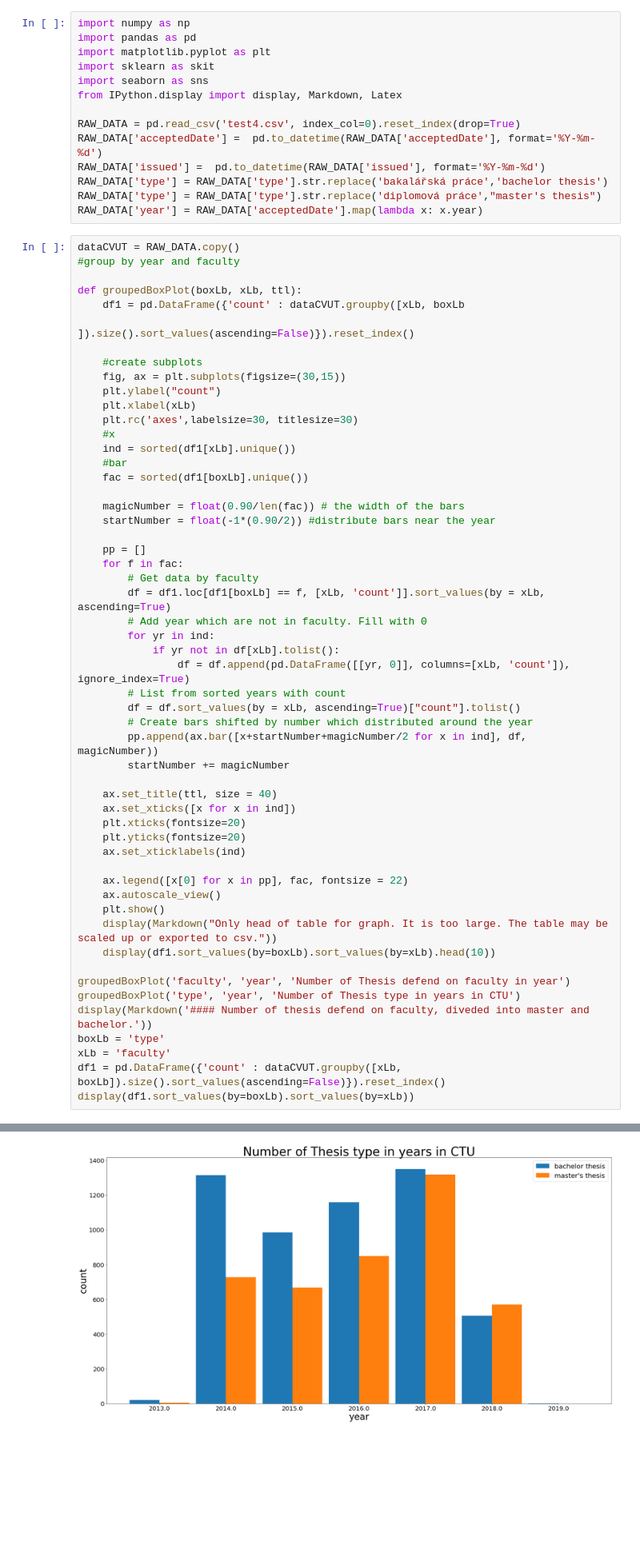
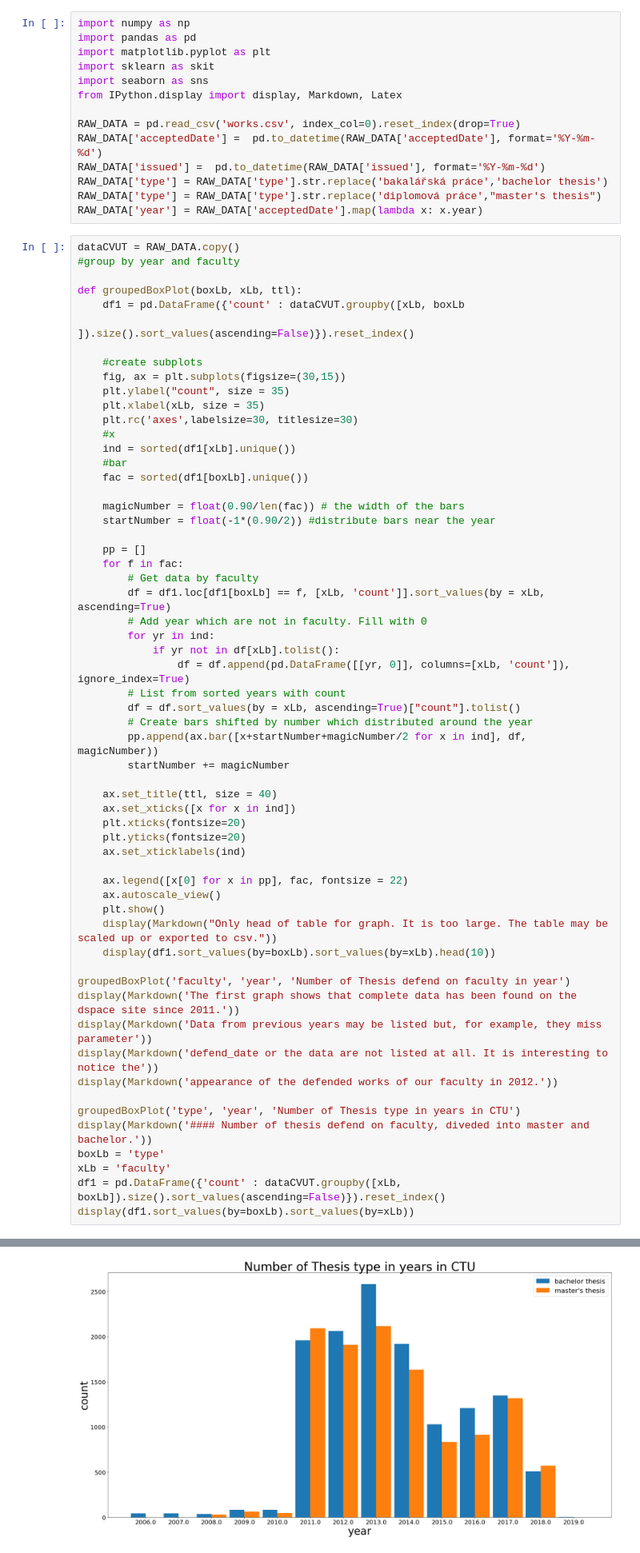
Before and after one commit to martilad/MI-PDD2018_tasks, a Jupyter notebook: 01/homework_01_B181.ipynb, the cells around one changed output, grey strips where cells are left out. Shown at 80% size. Cells and saved outputs as stored; diff of their text form; blank space fills up the shorter version.

```diff
--- a/01/homework_01_B181.ipynb
+++ b/01/homework_01_B181.ipynb
@@ -261,7 +261,7 @@ import sklearn as skit
 import seaborn as sns
 from IPython.display import display, Markdown, Latex
 
-RAW_DATA = pd.read_csv('test4.csv', index_col=0).reset_index(drop=True)
+RAW_DATA = pd.read_csv('works.csv', index_col=0).reset_index(drop=True)
 RAW_DATA['acceptedDate'] =  pd.to_datetime(RAW_DATA['acceptedDate'], format='%Y-%m-%d')
 RAW_DATA['issued'] =  pd.to_datetime(RAW_DATA['issued'], format='%Y-%m-%d')
 RAW_DATA['type'] = RAW_DATA['type'].str.replace('bakalářská práce','bachelor thesis')
@@ -277,8 +277,8 @@ def groupedBoxPlot(boxLb, xLb, ttl):
 
     #create subplots
     fig, ax = plt.subplots(figsize=(30,15))
-    plt.ylabel("count")
-    plt.xlabel(xLb)
+    plt.ylabel("count", size = 35)
+    plt.xlabel(xLb, size = 35)
     plt.rc('axes',labelsize=30, titlesize=30)
     #x
     ind = sorted(df1[xLb].unique())
@@ -315,6 +315,11 @@ def groupedBoxPlot(boxLb, xLb, ttl):
     display(df1.sort_values(by=boxLb).sort_values(by=xLb).head(10))
 
 groupedBoxPlot('faculty', 'year', 'Number of Thesis defend on faculty in year')
+display(Markdown('The first graph shows that complete data has been found on the dspace site since 2011.'))
+display(Markdown('Data from previous years may be listed but, for example, they miss parameter'))
+display(Markdown('defend_date or the data are not listed at all. It is interesting to notice the'))
+display(Markdown('appearance of the defended works of our faculty in 2012.'))
+
 groupedBoxPlot('type', 'year', 'Number of Thesis type in years in CTU')
 display(Markdown('#### Number of thesis defend on faculty, diveded into master and bachelor.'))
 boxLb = 'type'
@@ -338 +347 @@ Only head of table for graph. It is too large. The table may be scaled up or exp
-[figure, old version]
+[figure, new version]
```
Also changed, not shown: parts of 5 cells of this notebook.
